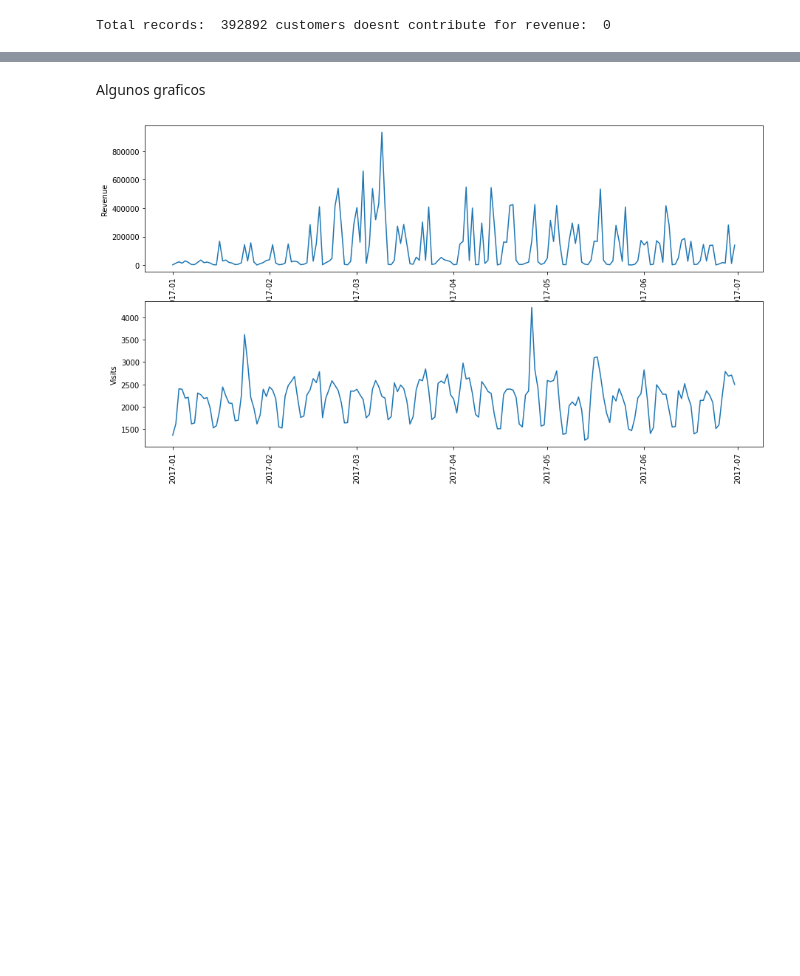
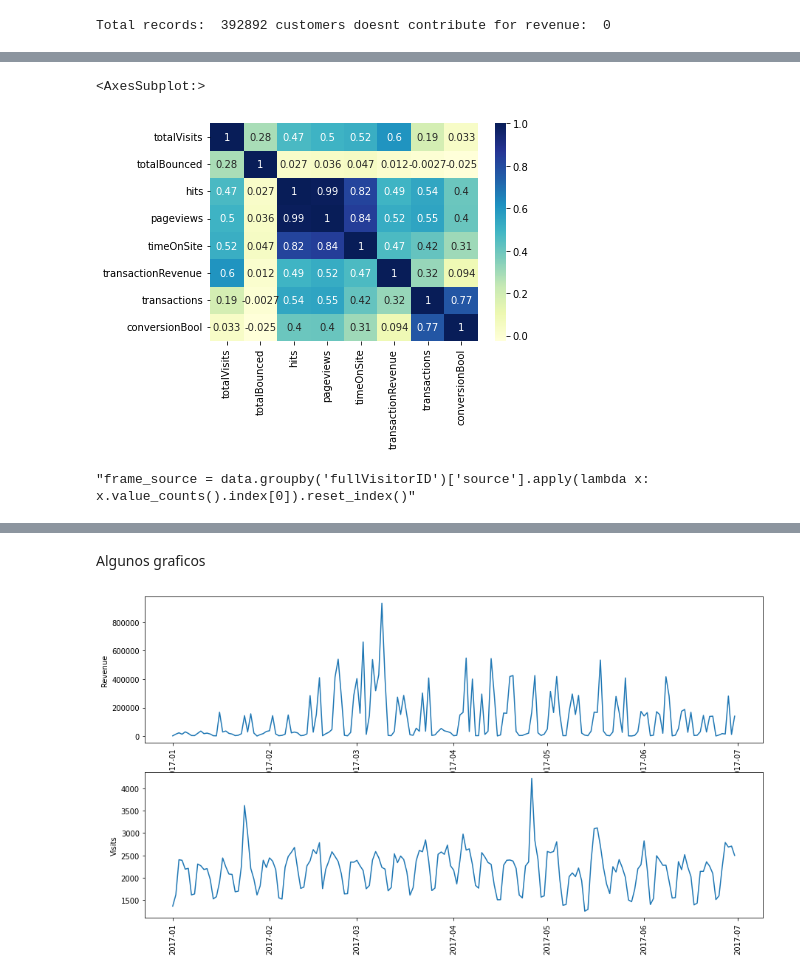
Before and after one commit to lenavalesk/mightyhive, a Jupyter notebook: Challenge_Peroni.ipynb, the cells around one changed output, grey strips where cells are left out. Saved outputs shown, nothing was run; the diff lists cells and outputs as text; code cells hidden in the pictures; blank space fills up the shorter version.

```diff
--- a/Challenge_Peroni.ipynb
+++ b/Challenge_Peroni.ipynb
@@ -142,0 +104,17 @@ agg({'pred_x': ['mean', 'count', 'std'], 'pred_y': ['mean', 'count', 'std']
+# %%
+client_data = data.groupby('fullVisitorID').agg({'visitNumber': 'sum',
+                                        'bounces': 'sum',
+                                        'hits': 'sum',
+                                        'pageviews':'sum',
+                                        'timeOnSite': 'sum',
+                                        'transactionRevenue': 'sum',
+                                        'transactions': 'sum',
+                                        'source':pd.Series.mode,
+                                        'country':pd.Series.mode,
+                                        'channelGrouping':pd.Series.mode,
+                                        'conversionBool':'max'})
+# %%
+dictClientData = {'visitNumber': 'totalVisits',	'bounces':'totalBounced'}
+client_data.rename(columns = dictClientData, inplace = True)
+
+client_data
@@ -143,3 +136,12 @@ agg({'pred_x': ['mean', 'count', 'std'], 'pred_y': ['mean', 'count', 'std']
+# %%
+sns.heatmap(client_data.corr(), cmap="YlGnBu", annot=True)
+# %% [output]
+<AxesSubplot:>
+[figure, added]
+# %%
+"frame_source = data.groupby('fullVisitorID')['source'].apply(lambda x: x.value_counts().index[0]).reset_index()"
+# %% [output]
+"frame_source = data.groupby('fullVisitorID')['source'].apply(lambda x: x.value_counts().index[0]).reset_index()"
 # %%
 data.describe().transpose()
 # %% [output]
```
Also changed, not shown: parts of 13 cells of this notebook.
